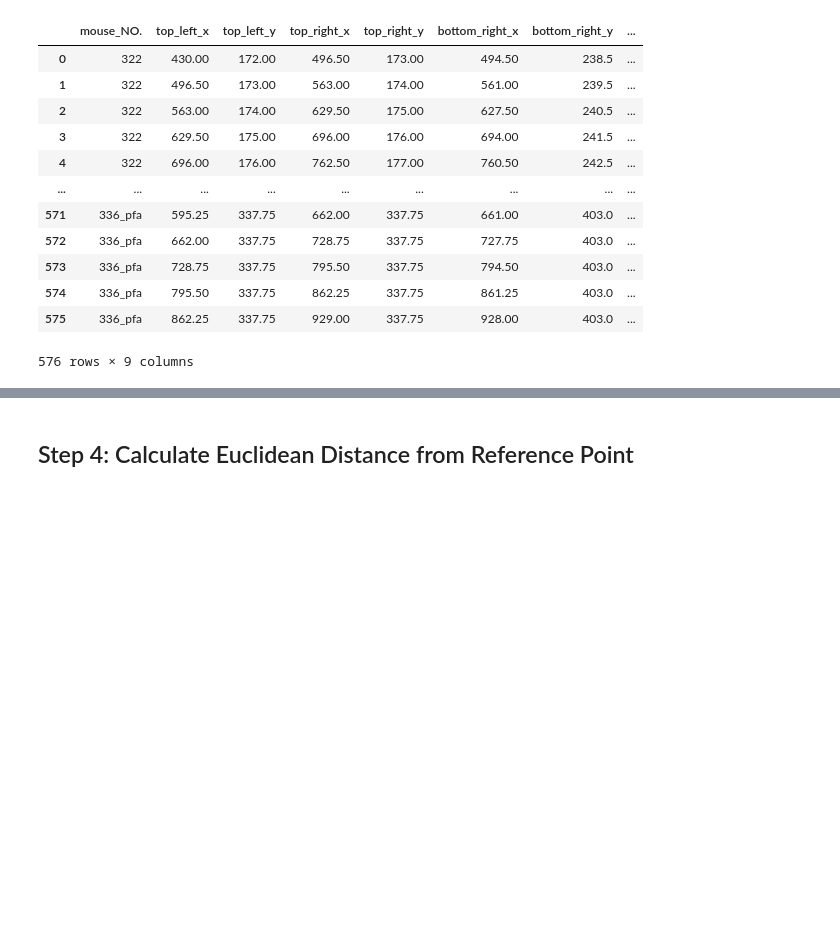
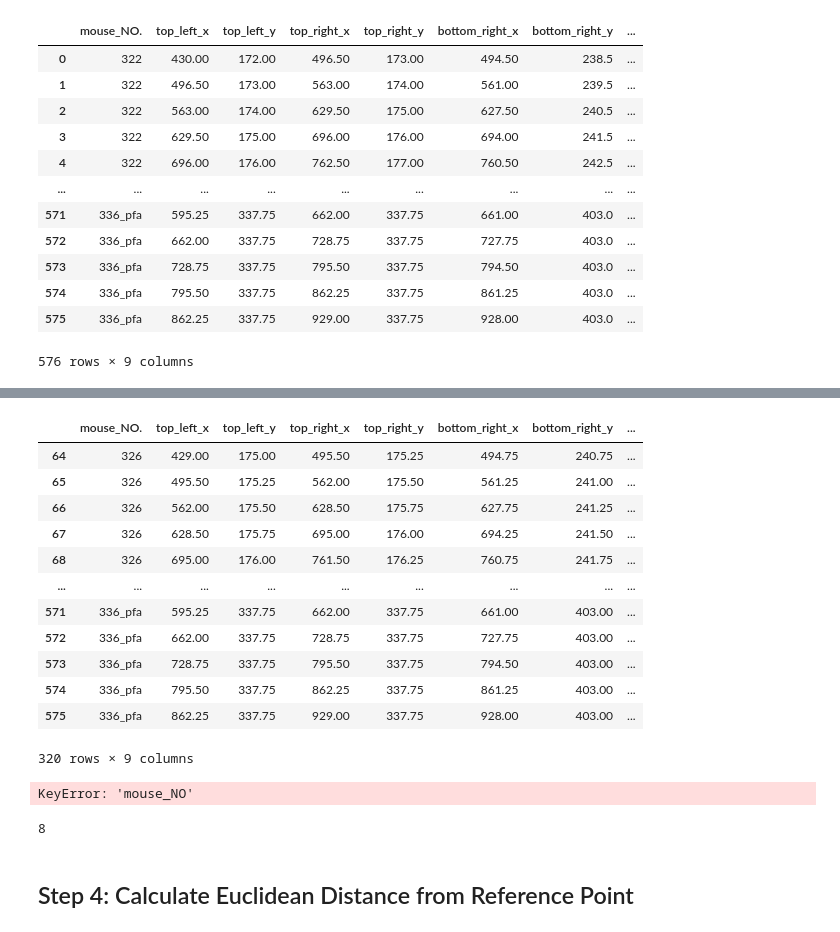
Before and after one commit to MagM00/nevian_lab, a Jupyter notebook: video_processing/DLC analysis.ipynb, the cells around one changed output, grey strips where cells are left out. Cells and saved outputs as stored; diff of their text form; code cells hidden in the pictures; blank space fills up the shorter version.

```diff
--- a/video_processing/DLC analysis.ipynb
+++ b/video_processing/DLC analysis.ipynb
@@ -322,0 +272,20 @@ print("Number of points in center boxes:", center_count)
+# %%
+pfa_group
+# %% [output]
+|  | mouse_NO. | top_left_x | top_left_y | top_right_x | top_right_y | bottom_right_x | bottom_right_y | ... |
+| 64 | 326 | 429.00 | 175.00 | 495.50 | 175.25 | 494.75 | 240.75 | ... |
+| 65 | 326 | 495.50 | 175.25 | 562.00 | 175.50 | 561.25 | 241.00 | ... |
+| 66 | 326 | 562.00 | 175.50 | 628.50 | 175.75 | 627.75 | 241.25 | ... |
+| 67 | 326 | 628.50 | 175.75 | 695.00 | 176.00 | 694.25 | 241.50 | ... |
+| 68 | 326 | 695.00 | 176.00 | 761.50 | 176.25 | 760.75 | 241.75 | ... |
+| ... | ... | ... | ... | ... | ... | ... | ... | ... |
+| 571 | 336_pfa | 595.25 | 337.75 | 662.00 | 337.75 | 661.00 | 403.00 | ... |
+| 572 | 336_pfa | 662.00 | 337.75 | 728.75 | 337.75 | 727.75 | 403.00 | ... |
+| 573 | 336_pfa | 728.75 | 337.75 | 795.50 | 337.75 | 794.50 | 403.00 | ... |
+| 574 | 336_pfa | 795.50 | 337.75 | 862.25 | 337.75 | 861.25 | 403.00 | ... |
+| 575 | 336_pfa | 862.25 | 337.75 | 929.00 | 337.75 | 928.00 | 403.00 | ... |
+320 rows × 9 columns
+# %%
+pfa_group['mouse_NO']
+# %% [output]
+KeyError: 'mouse_NO'
@@ -322,0 +361,4 @@ print("Number of points in center boxes:", center_count)
+# %%
+int(saline_group.shape[0]/32)
+# %% [output]
+8
```
Also changed, not shown: parts of 18 cells of this notebook.
